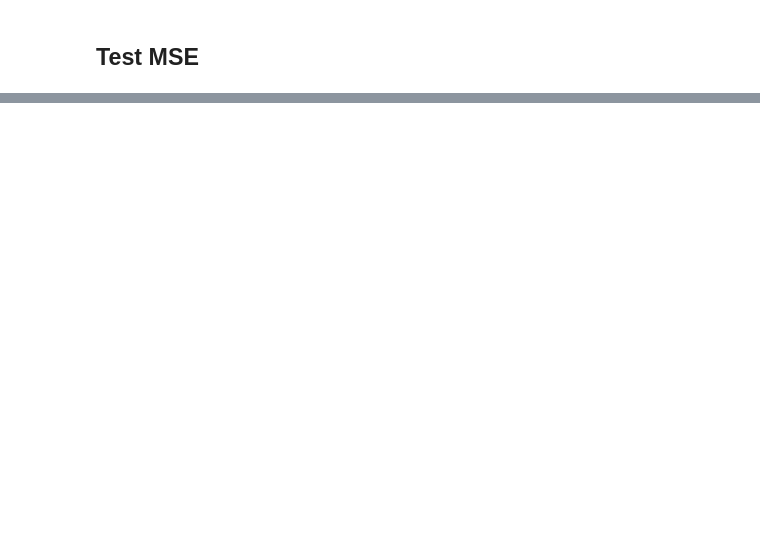
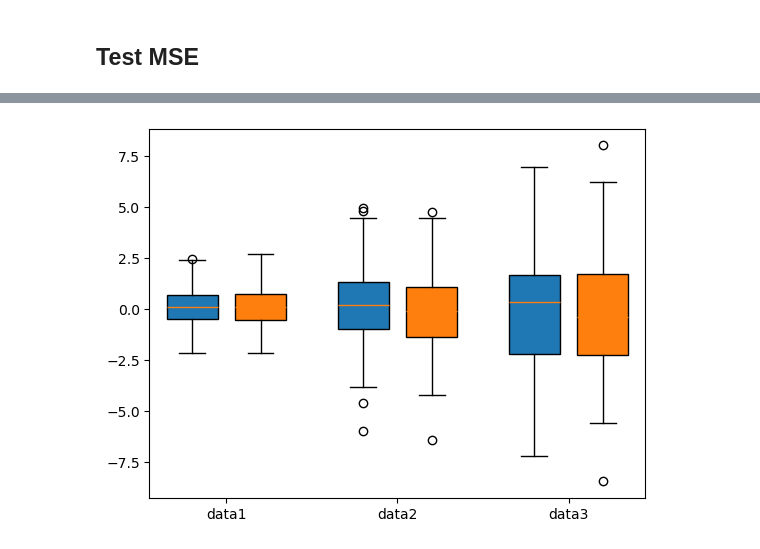
Before and after one commit to ag2435/npr, a Jupyter notebook: examples/neurips/plot_ablation.ipynb, the cells around one changed output, grey strips where cells are left out. Cells and saved outputs as stored; diff of their text form; code cells hidden in the pictures; blank space fills up the shorter version.

```diff
--- a/examples/neurips/plot_ablation.ipynb
+++ b/examples/neurips/plot_ablation.ipynb
@@ -111,0 +205,44 @@ fig.write_image(fig_file)
+# %%
+import matplotlib.pyplot as plt
+import numpy as np
+
+# Random data
+np.random.seed(10)
+data1 = [np.random.normal(0, std, 100) for std in range(1, 4)]
+data2 = [np.random.normal(0, std, 100) for std in range(1, 4)]
+
+fig, ax = plt.subplots()
+
+# Create an array with the colors you want to use
+colors = ["#1f77b4", "#ff7f0e"]
+
+# Set your custom color palette
+customPalette = dict(zip(["data1", "data2"], colors))
+
+plots = []
+for name, data in [("data1", data1), ('data2', data2)]:
+    # Create boxplot
+    offset = -0.4 if name == 'data1' else 0.4
+    bp = ax.boxplot(
+        data,
+        positions=np.array(range(len(data)))*2.0+offset,
+        widths=0.6,
+        patch_artist=True,
+        boxprops=dict(facecolor=customPalette[name])
+    )
+    plots.append(bp)
+# bp2 = ax.boxplot(
+#     data2,
+#     positions=np.array(range(len(data2)))*2.0+0.4,
+#     widths=0.6,
+#     patch_artist=True,
+#     boxprops=dict(facecolor=customPalette["data2"])
+# )
+
+# Set labels
+ax.set_xticks(range(0, len(data1) * 2, 2))
+ax.set_xticklabels(['data1', 'data2', 'data3'])
+
+plt.show()
+# %% [output]
+[figure, added]
```
Also changed, not shown: parts of 13 cells of this notebook, 13 other files.
